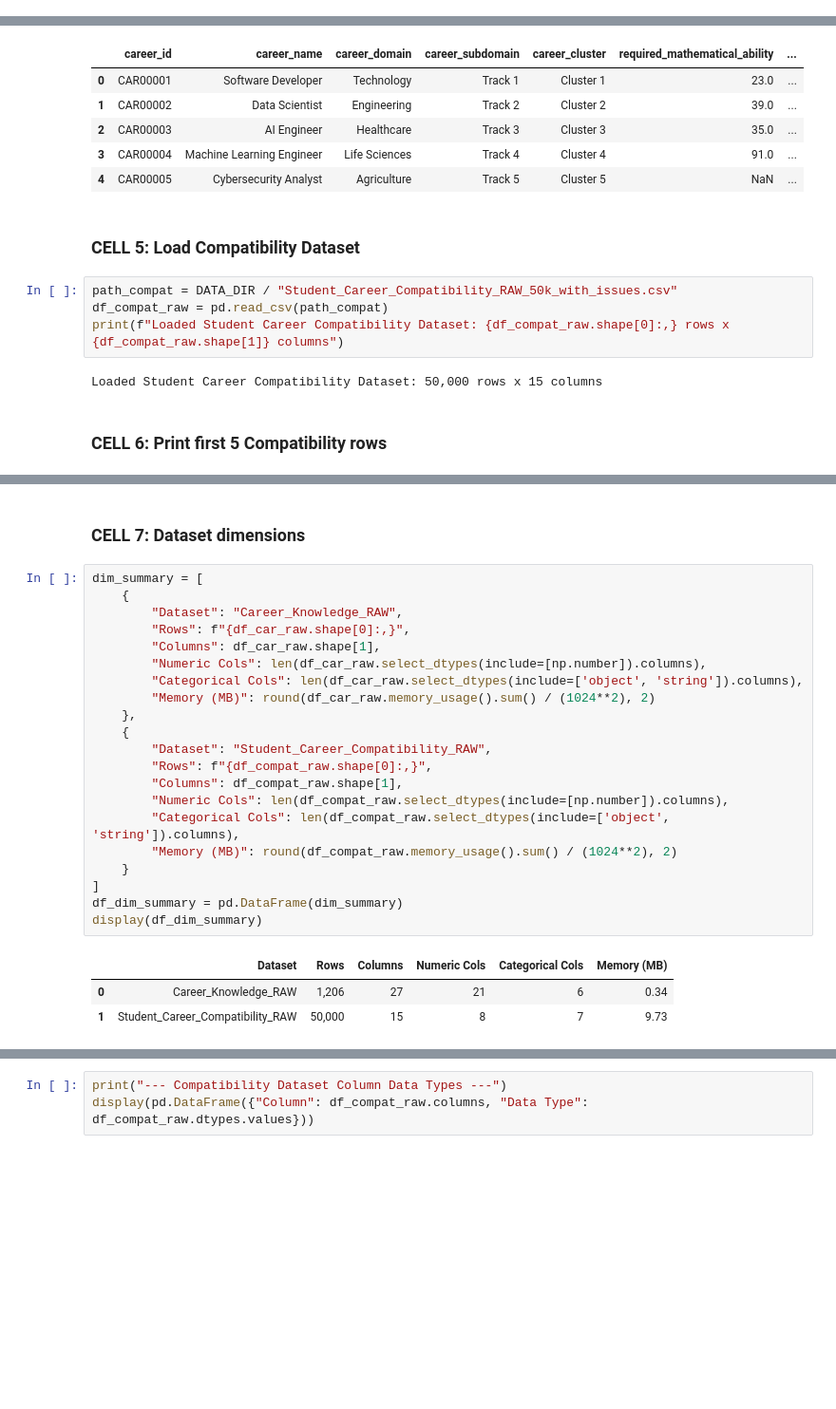
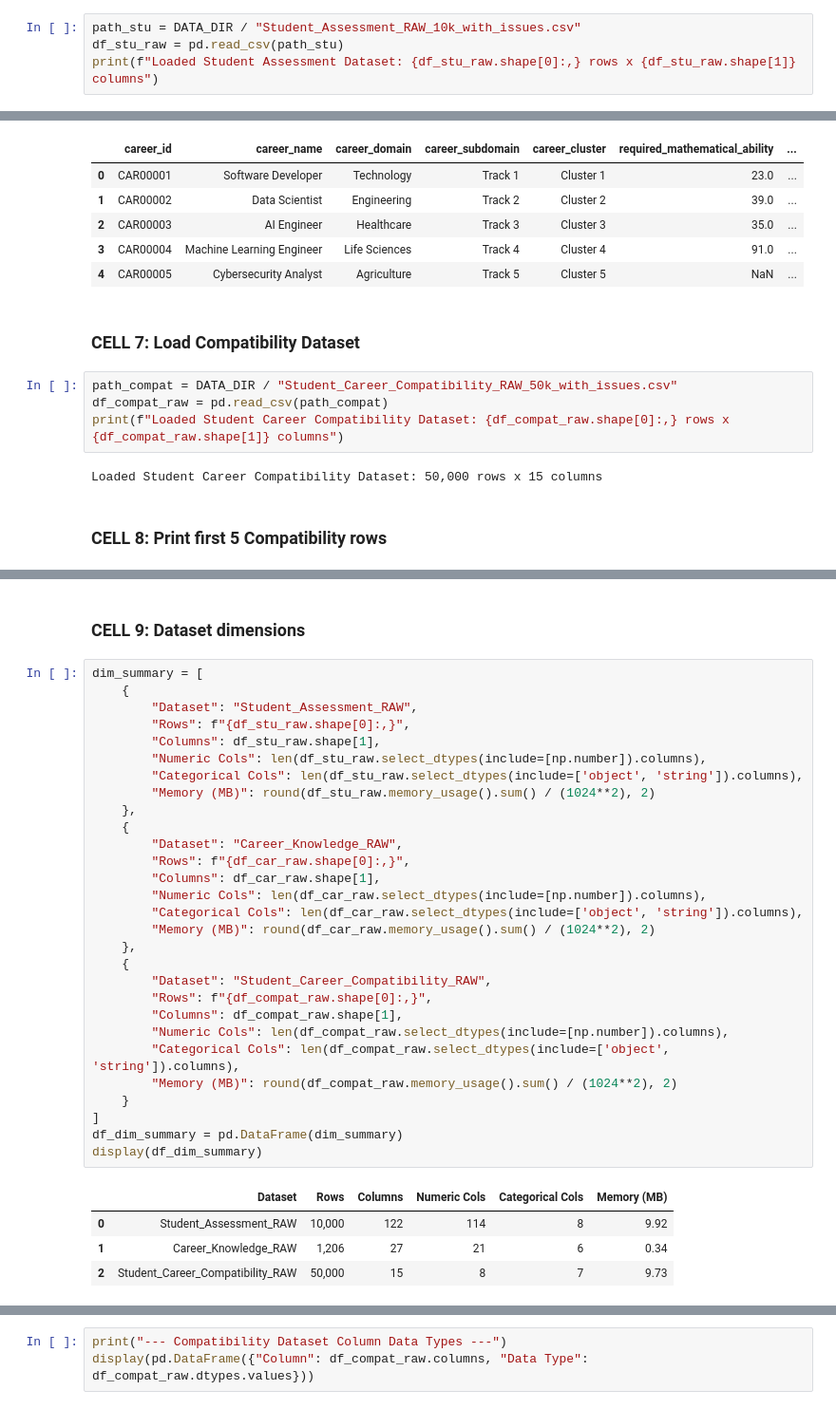
Before and after one commit to AMB-007/Personalized-Career-Recommendation-System-Using-Machine-Learning, a Jupyter notebook: Datasets/Career_Recommendation_ML_Training_EDA_SHAP.ipynb, the cells around one changed output, grey strips where cells are left out. Shown at 95% size. Saved outputs shown, nothing was run; the diff lists cells and outputs as text; blank space fills up the shorter version.

```diff
--- a/Datasets/Career_Recommendation_ML_Training_EDA_SHAP.ipynb
+++ b/Datasets/Career_Recommendation_ML_Training_EDA_SHAP.ipynb
@@ -74,0 +75,4 @@ Seed: 42 | Confidence Margin (Delta): 0.15
+# %%
+path_stu = DATA_DIR / "Student_Assessment_RAW_10k_with_issues.csv"
+df_stu_raw = pd.read_csv(path_stu)
+print(f"Loaded Student Assessment Dataset: {df_stu_raw.shape[0]:,} rows x {df_stu_raw.shape[1]} columns")
@@ -92,7 +114,7 @@ Career Knowledge Dataset (First 5 Rows):
 | 3 | CAR00004 | Machine Learning Engineer | Life Sciences | Track 4 | Cluster 4 | 91.0 | ... |
 | 4 | CAR00005 | Cybersecurity Analyst | Agriculture | Track 5 | Cluster 5 | NaN | ... |
 # %% [markdown]
-### CELL 5: Load Compatibility Dataset
+### CELL 7: Load Compatibility Dataset
 # %%
 path_compat = DATA_DIR / "Student_Career_Compatibility_RAW_50k_with_issues.csv"
 df_compat_raw = pd.read_csv(path_compat)
@@ -100,7 +122,7 @@ print(f"Loaded Student Career Compatibility Dataset: {df_compat_raw.shape[0]:,}
 # %% [output]
 Loaded Student Career Compatibility Dataset: 50,000 rows x 15 columns
 # %% [markdown]
-### CELL 6: Print first 5 Compatibility rows
+### CELL 8: Print first 5 Compatibility rows
 # %%
 print("Student Career Compatibility Dataset (First 5 Rows):")
 display(df_compat_raw.head())
@@ -113,30 +135,39 @@ Student Career Compatibility Dataset (First 5 Rows):
 | 3 | STU012188 | CAR00041 | Oceanographer | Finance | Track 1 | Cluster 11 | 14 | 8 | ... |
 | 4 | STU007853 | CAR00560 | Database Administrator Specialist... | Media & Communication | Track 10 | Cluster 20 | 15 | 10 | ... |
 # %% [markdown]
-### CELL 7: Dataset dimensions
+### CELL 9: Dataset dimensions
 # %%
 dim_summary = [
+    {
+        "Dataset": "Student_Assessment_RAW",
+        "Rows": f"{df_stu_raw.shape[0]:,}",
+        "Columns": df_stu_raw.shape[1],
+        "Numeric Cols": len(df_stu_raw.select_dtypes(include=[np.number]).columns),
+        "Categorical Cols": len(df_stu_raw.select_dtypes(include=['object', 'string']).columns),
+        "Memory (MB)": round(df_stu_raw.memory_usage().sum() / (1024**2), 2)
+    },
     {
         "Dataset": "Career_Knowledge_RAW",
         "Rows": f"{df_car_raw.shape[0]:,}",
         "Columns": df_car_raw.shape[1],
         "Numeric Cols": len(df_car_raw.select_dtypes(include=[np.number]).columns),
         "Categorical Cols": len(df_car_raw.select_dtypes(include=['object', 'string']).columns),
         "Memory (MB)": round(df_car_raw.memory_usage().sum() / (1024**2), 2)
     },
     {
         "Dataset": "Student_Career_Compatibility_RAW",
         "Rows": f"{df_compat_raw.shape[0]:,}",
         "Columns": df_compat_raw.shape[1],
         "Numeric Cols": len(df_compat_raw.select_dtypes(include=[np.number]).columns),
         "Categorical Cols": len(df_compat_raw.select_dtypes(include=['object', 'string']).columns),
         "Memory (MB)": round(df_compat_raw.memory_usage().sum() / (1024**2), 2)
     }
 ]
 df_dim_summary = pd.DataFrame(dim_summary)
 display(df_dim_summary)
 # %% [output]
 |  | Dataset | Rows | Columns | Numeric Cols | Categorical Cols | Memory (MB) |
-| 0 | Career_Knowledge_RAW | 1,206 | 27 | 21 | 6 | 0.34 |
-| 1 | Student_Career_Compatibility_RAW | 50,000 | 15 | 8 | 7 | 9.73 |
+| 0 | Student_Assessment_RAW | 10,000 | 122 | 114 | 8 | 9.92 |
+| 1 | Career_Knowledge_RAW | 1,206 | 27 | 21 | 6 | 0.34 |
+| 2 | Student_Career_Compatibility_RAW | 50,000 | 15 | 8 | 7 | 9.73 |
 # %% [markdown]
```
Also changed, not shown: parts of 29 cells of this notebook, 19 other files.
